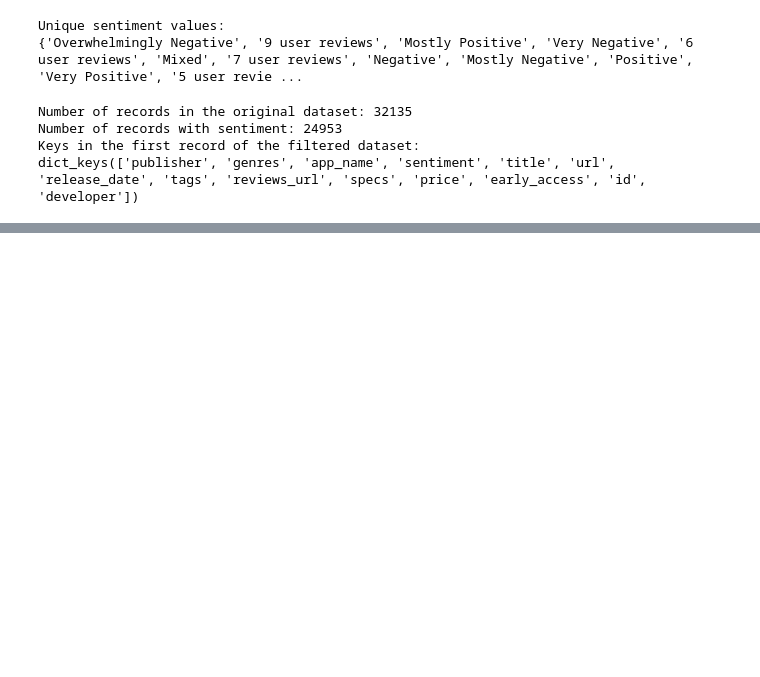
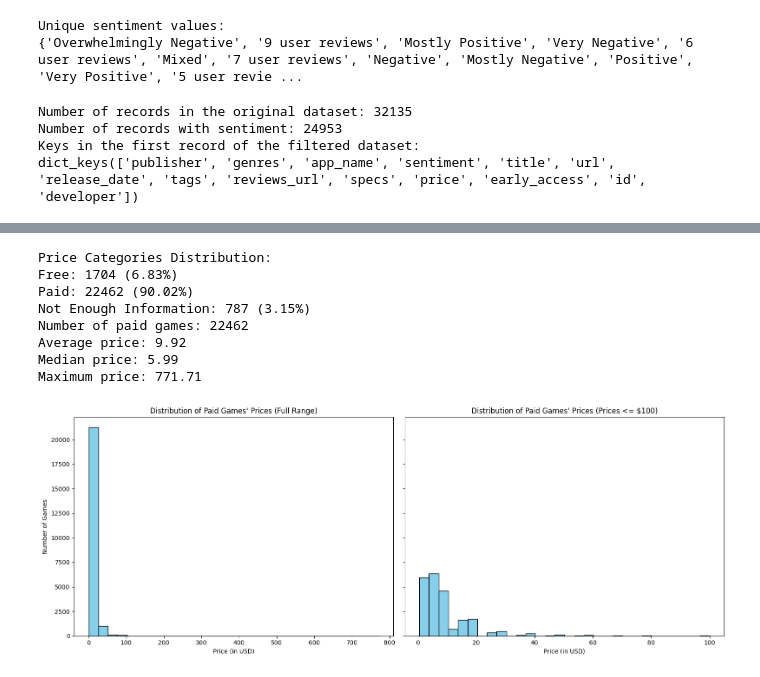
Before and after one commit to sek034/cse158_A2, a Jupyter notebook: A2_code.ipynb, the cells around one changed output, grey strips where cells are left out. Saved outputs shown, nothing was run; the diff lists cells and outputs as text; code cells hidden in the pictures; blank space fills up the shorter version.

```diff
--- a/A2_code.ipynb
+++ b/A2_code.ipynb
@@ -101,0 +110,57 @@ Not Enough Information: 9693 (38.85%)
+# %%
+# 1.3: Price Analysis
+def categorize_price(price):
+    if isinstance(price, str) and 'free' in price.lower():
+        return 'Free'
+    elif isinstance(price, str):
+        return 'Not Enough Information'
+    elif isinstance(price, (int, float)):
+        if price == 0:
+            return 'Free'
+        else:
+            return 'Paid'
+    return 'Not Enough Information'
+
+price_categories = [categorize_price(game['price']) if 'price' in game else 'Not Enough Information'
+    for game in filtered_dataset
+]
+
+price_category_counts = Counter(price_categories)
+print("Price Categories Distribution:")
+for category, count in price_category_counts.items():
+    print(f"{category}: {count} ({count / len(filtered_dataset) * 100:.2f}%)")
+
+numerical_prices = [float(game['price']) for game in filtered_dataset
+    if 'price' in game and isinstance(game['price'], (int, float)) and game['price'] > 0]
+
+print(f"Number of paid games: {len(numerical_prices)}")
+print(f"Average price: {np.mean(numerical_prices):.2f}")
+print(f"Median price: {np.median(numerical_prices):.2f}")
+print(f"Maximum price: {np.max(numerical_prices):.2f}")
+
+prices_less_than_100 = [price for price in numerical_prices if price <= 100]
+fig, axes = plt.subplots(1, 2, figsize=(16, 6), sharey=True)
+
+# hist 1
+axes[0].hist(numerical_prices, bins=30, color='skyblue', edgecolor='black')
+axes[0].set_title('Distribution of Paid Games\' Prices (Full Range)')
+axes[0].set_xlabel('Price (in USD)')
+axes[0].set_ylabel('Number of Games')
+
+# hist 2
+axes[1].hist(prices_less_than_100, bins=30, color='skyblue', edgecolor='black')
+axes[1].set_title('Distribution of Paid Games\' Prices (Prices <= $100)')
+axes[1].set_xlabel('Price (in USD)')
+
+plt.tight_layout()
+plt.show()
+# %% [output]
+Price Categories Distribution:
+Free: 1704 (6.83%)
+Paid: 22462 (90.02%)
+Not Enough Information: 787 (3.15%)
+Number of paid games: 22462
+Average price: 9.92
+Median price: 5.99
+Maximum price: 771.71
+[figure, added]
```
Also changed, not shown: parts of 5 cells of this notebook.
